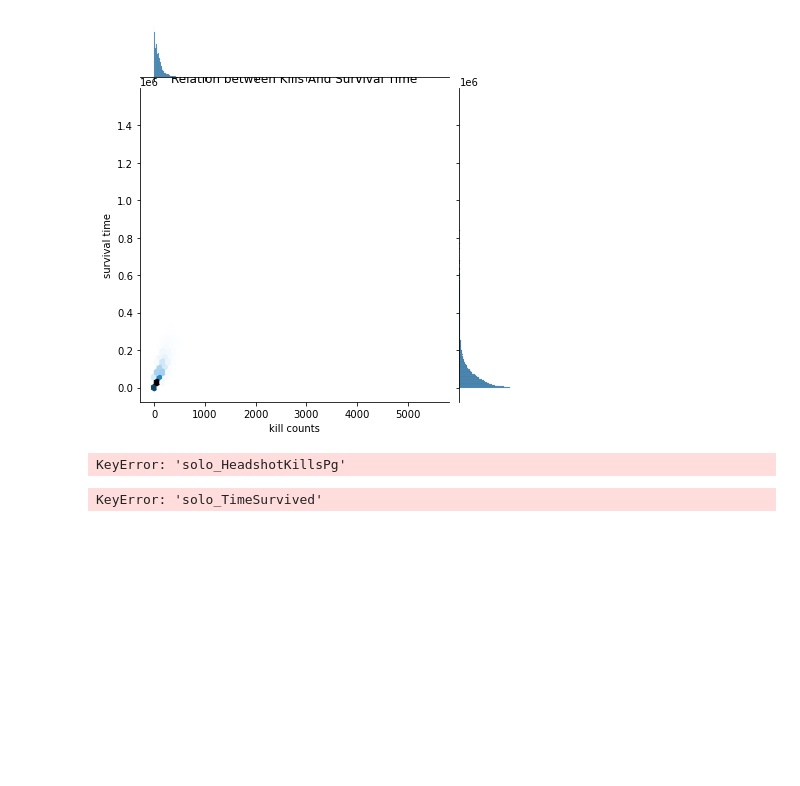
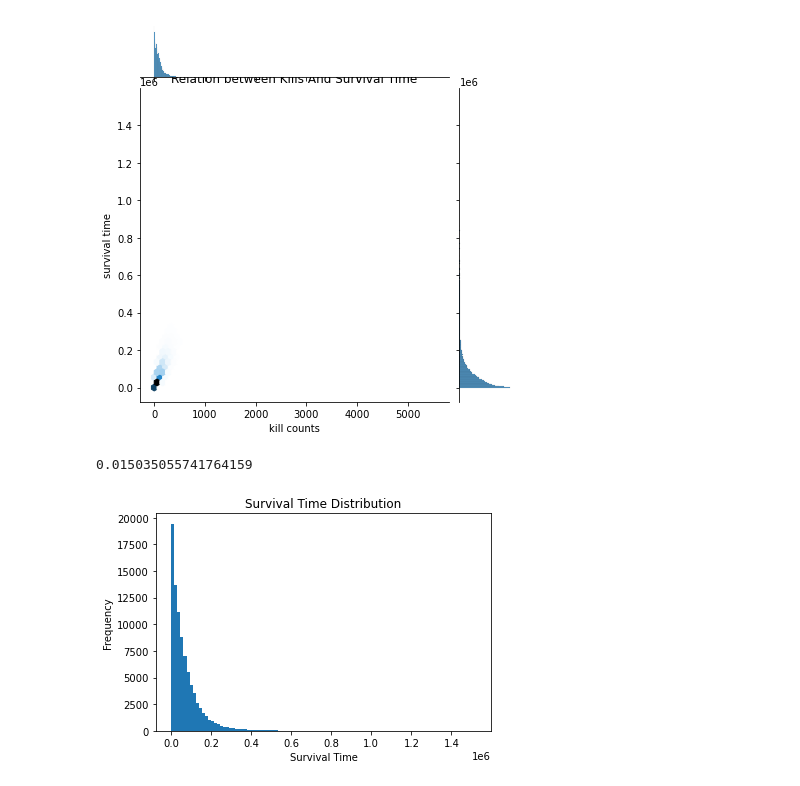
Before and after one commit to emojiworld777/pubg-hacker-detection-and-exploratory-data-analysis, a Jupyter notebook: pubg.ipynb, the cells around one changed output. Saved outputs shown, nothing was run; the diff lists cells and outputs as text; code cells hidden in the pictures; blank space fills up the shorter version.

```diff
--- a/pubg.ipynb
+++ b/pubg.ipynb
@@ -145,16 +146,16 @@ plt.show()
 # %% [output]
 [figure]
 # %%
-headshotratio = df['solo_HeadshotKillsPg']/df['solo_KIlls']
-print(heatshotratio.mean())
+headshotratio = df['solo_HeadshotKillsPg']/df['solo_Kills']
+print(headshotratio.mean())
 # %% [output]
-KeyError: 'solo_HeadshotKillsPg'
+0.015035055741764159
 # %%
-survival_time = df['solo_TimeSurvived']  # Replace 'solo_TimeSurvived' with the appropriate column name
-plt.hist(survival_time, bins=10)
+survival_time = df['solo_TimeSurvived']
+plt.hist(survival_time, bins=100)
 plt.xlabel("Survival Time")
 plt.ylabel("Frequency")
 plt.title("Survival Time Distribution")
 plt.show()
 # %% [output]
-KeyError: 'solo_TimeSurvived'
+[figure, added]
```
Also changed, not shown: parts of 3 cells of this notebook.
